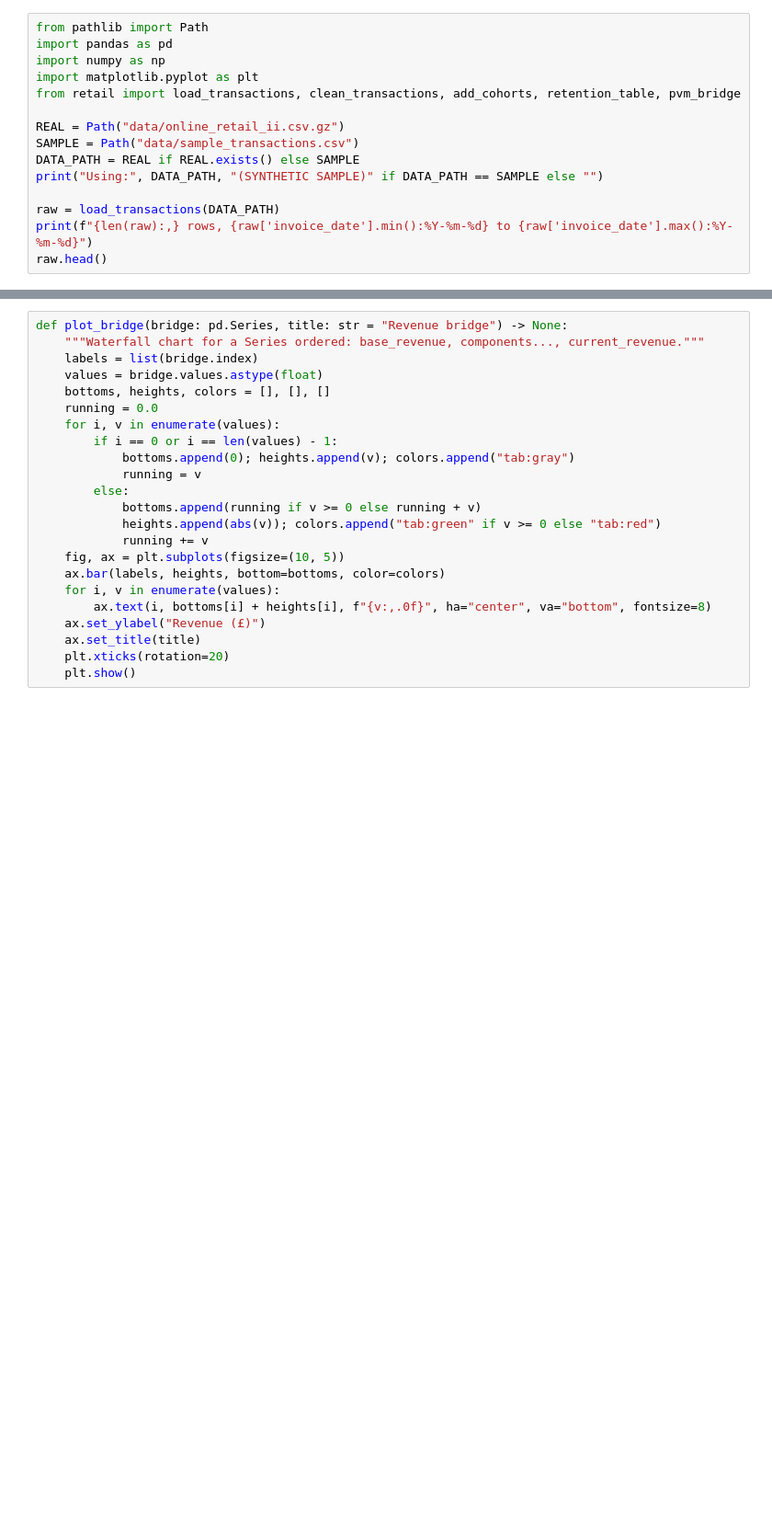
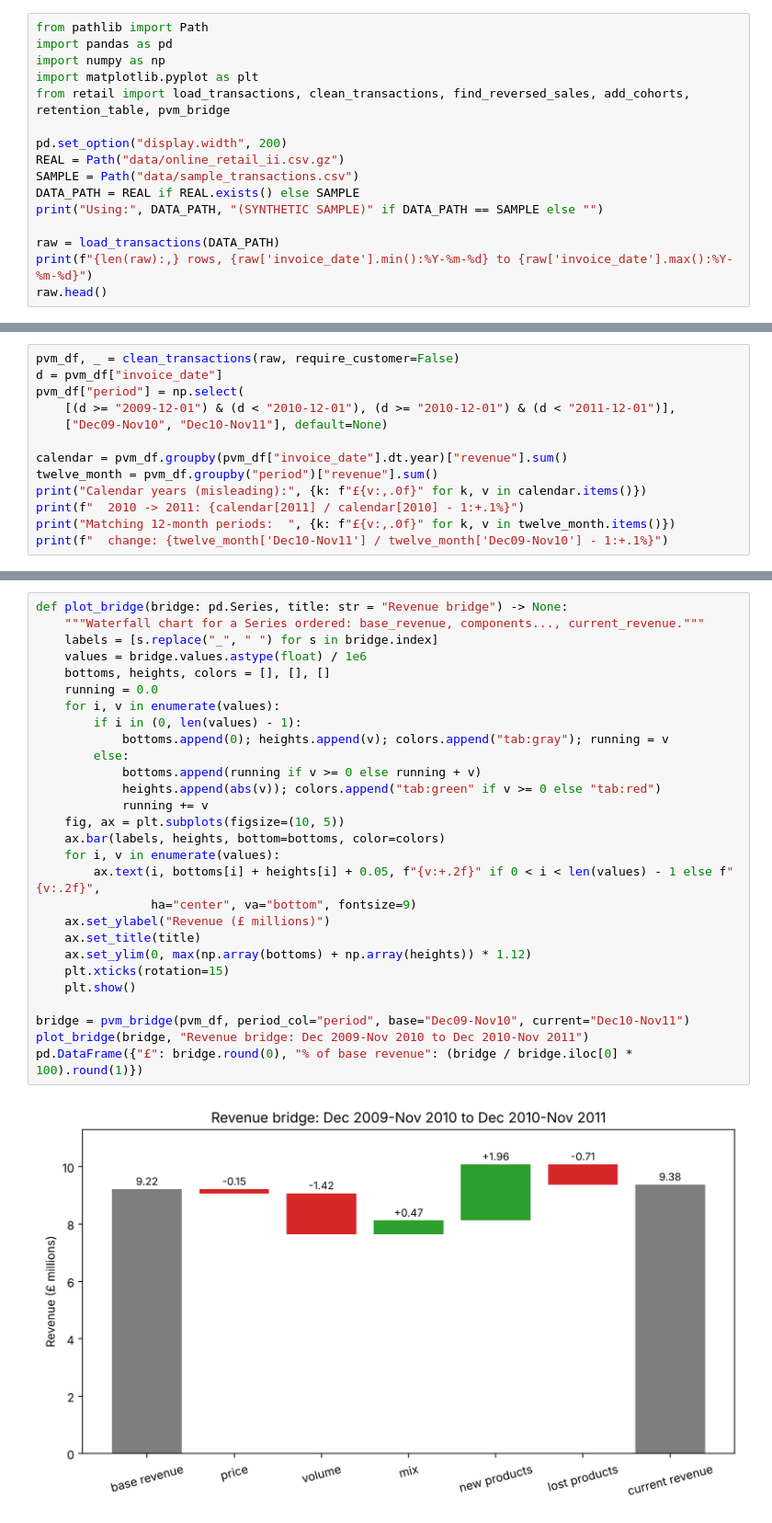
Before and after one commit to franklinaziegbe/data-portfolio, a Jupyter notebook: cohort-retention-pvm/analysis.ipynb, the cells around one changed output, grey strips where cells are left out. Shown at 92% size. Cells and saved outputs as stored; diff of their text form; blank space fills up the shorter version.

```diff
--- a/cohort-retention-pvm/analysis.ipynb
+++ b/cohort-retention-pvm/analysis.ipynb
@@ -11,8 +13,9 @@ from pathlib import Path
 import pandas as pd
 import numpy as np
 import matplotlib.pyplot as plt
-from retail import load_transactions, clean_transactions, add_cohorts, retention_table, pvm_bridge
+from retail import load_transactions, clean_transactions, find_reversed_sales, add_cohorts, retention_table, pvm_bridge
 
+pd.set_option("display.width", 200)
 REAL = Path("data/online_retail_ii.csv.gz")
 SAMPLE = Path("data/sample_transactions.csv")
 DATA_PATH = REAL if REAL.exists() else SAMPLE
@@ -92,0 +228,13 @@ The chart function below is ready to use once your bridge works.
+# %%
+pvm_df, _ = clean_transactions(raw, require_customer=False)
+d = pvm_df["invoice_date"]
+pvm_df["period"] = np.select(
+    [(d >= "2009-12-01") & (d < "2010-12-01"), (d >= "2010-12-01") & (d < "2011-12-01")],
+    ["Dec09-Nov10", "Dec10-Nov11"], default=None)
+
+calendar = pvm_df.groupby(pvm_df["invoice_date"].dt.year)["revenue"].sum()
+twelve_month = pvm_df.groupby("period")["revenue"].sum()
+print("Calendar years (misleading):", {k: f"£{v:,.0f}" for k, v in calendar.items()})
+print(f"  2010 -> 2011: {calendar[2011] / calendar[2010] - 1:+.1%}")
+print("Matching 12-month periods:  ", {k: f"£{v:,.0f}" for k, v in twelve_month.items()})
+print(f"  change: {twelve_month['Dec10-Nov11'] / twelve_month['Dec09-Nov10'] - 1:+.1%}")
@@ -93,23 +246,30 @@ The chart function below is ready to use once your bridge works.
 # %%
 def plot_bridge(bridge: pd.Series, title: str = "Revenue bridge") -> None:
     """Waterfall chart for a Series ordered: base_revenue, components..., current_revenue."""
-    labels = list(bridge.index)
-    values = bridge.values.astype(float)
+    labels = [s.replace("_", " ") for s in bridge.index]
+    values = bridge.values.astype(float) / 1e6
     bottoms, heights, colors = [], [], []
     running = 0.0
     for i, v in enumerate(values):
-        if i == 0 or i == len(values) - 1:
-            bottoms.append(0); heights.append(v); colors.append("tab:gray")
-            running = v
+        if i in (0, len(values) - 1):
+            bottoms.append(0); heights.append(v); colors.append("tab:gray"); running = v
         else:
             bottoms.append(running if v >= 0 else running + v)
             heights.append(abs(v)); colors.append("tab:green" if v >= 0 else "tab:red")
             running += v
     fig, ax = plt.subplots(figsize=(10, 5))
     ax.bar(labels, heights, bottom=bottoms, color=colors)
     for i, v in enumerate(values):
-        ax.text(i, bottoms[i] + heights[i], f"{v:,.0f}", ha="center", va="bottom", fontsize=8)
-    ax.set_ylabel("Revenue (£)")
+        ax.text(i, bottoms[i] + heights[i] + 0.05, f"{v:+.2f}" if 0 < i < len(values) - 1 else f"{v:.2f}",
+                ha="center", va="bottom", fontsize=9)
+    ax.set_ylabel("Revenue (£ millions)")
     ax.set_title(title)
-    plt.xticks(rotation=20)
+    ax.set_ylim(0, max(np.array(bottoms) + np.array(heights)) * 1.12)
+    plt.xticks(rotation=15)
     plt.show()
+
+bridge = pvm_bridge(pvm_df, period_col="period", base="Dec09-Nov10", current="Dec10-Nov11")
+plot_bridge(bridge, "Revenue bridge: Dec 2009-Nov 2010 to Dec 2010-Nov 2011")
+pd.DataFrame({"£": bridge.round(0), "% of base revenue": (bridge / bridge.iloc[0] * 100).round(1)})
+# %% [output]
+[figure, added]
```
Also changed, not shown: parts of 34 cells of this notebook, 15 other files.
